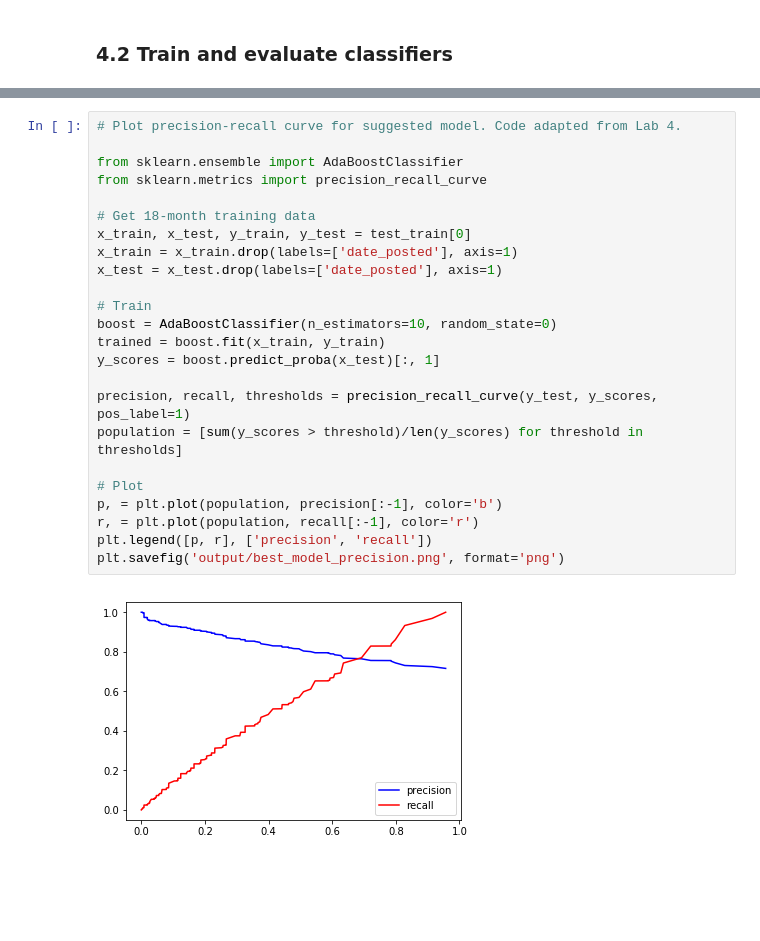
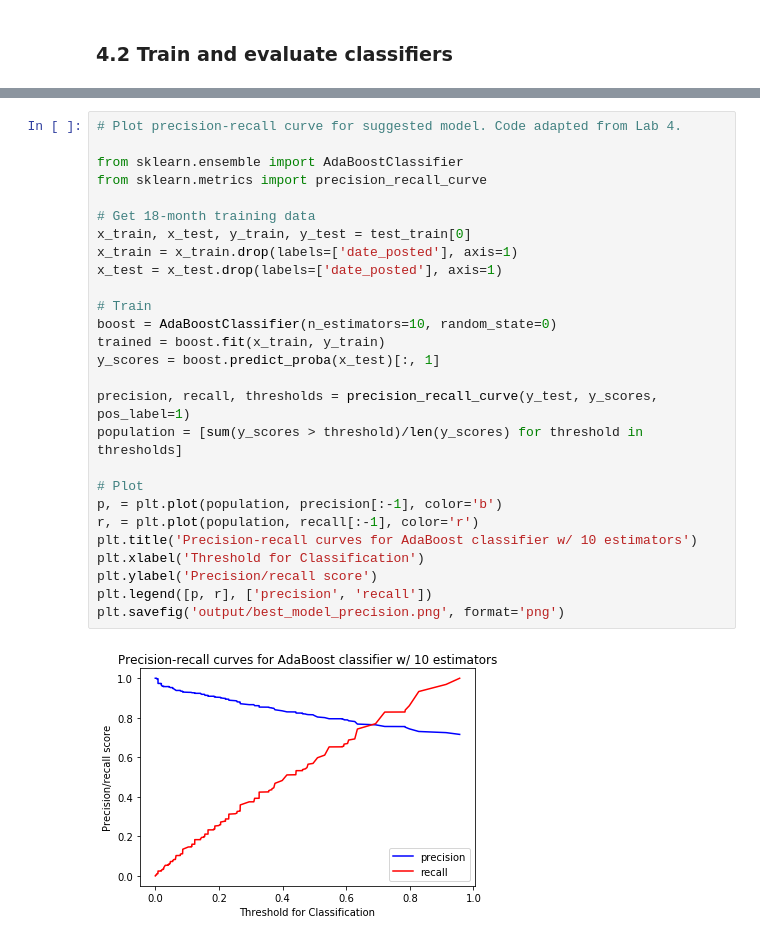
Before and after one commit to jtanwk/capp30254, a Jupyter notebook: HW3/Homework3_Tan.ipynb, the cells around one changed output, grey strips where cells are left out. Cells and saved outputs as stored; diff of their text form; blank space fills up the shorter version.

```diff
--- a/HW3/Homework3_Tan.ipynb
+++ b/HW3/Homework3_Tan.ipynb
@@ -460,27 +514,30 @@ Given that 71% of projects in the dataset are actually funded within 60 days, mo
 # %%
 # Plot precision-recall curve for suggested model. Code adapted from Lab 4.
 
 from sklearn.ensemble import AdaBoostClassifier
 from sklearn.metrics import precision_recall_curve
 
 # Get 18-month training data
 x_train, x_test, y_train, y_test = test_train[0]
 x_train = x_train.drop(labels=['date_posted'], axis=1)
 x_test = x_test.drop(labels=['date_posted'], axis=1)
 
 # Train
 boost = AdaBoostClassifier(n_estimators=10, random_state=0)
 trained = boost.fit(x_train, y_train)
 y_scores = boost.predict_proba(x_test)[:, 1]
 
 precision, recall, thresholds = precision_recall_curve(y_test, y_scores, pos_label=1)
 population = [sum(y_scores > threshold)/len(y_scores) for threshold in thresholds]
 
 # Plot
 p, = plt.plot(population, precision[:-1], color='b')
 r, = plt.plot(population, recall[:-1], color='r')
+plt.title('Precision-recall curves for AdaBoost classifier w/ 10 estimators')
+plt.xlabel('Threshold for Classification')
+plt.ylabel('Precision/recall score')
 plt.legend([p, r], ['precision', 'recall'])
 plt.savefig('output/best_model_precision.png', format='png')
 # %% [output]
-[figure, old version]
+[figure, new version]
 # %% [markdown]
```
Also changed, not shown: parts of 8 cells of this notebook, 2 other files.
